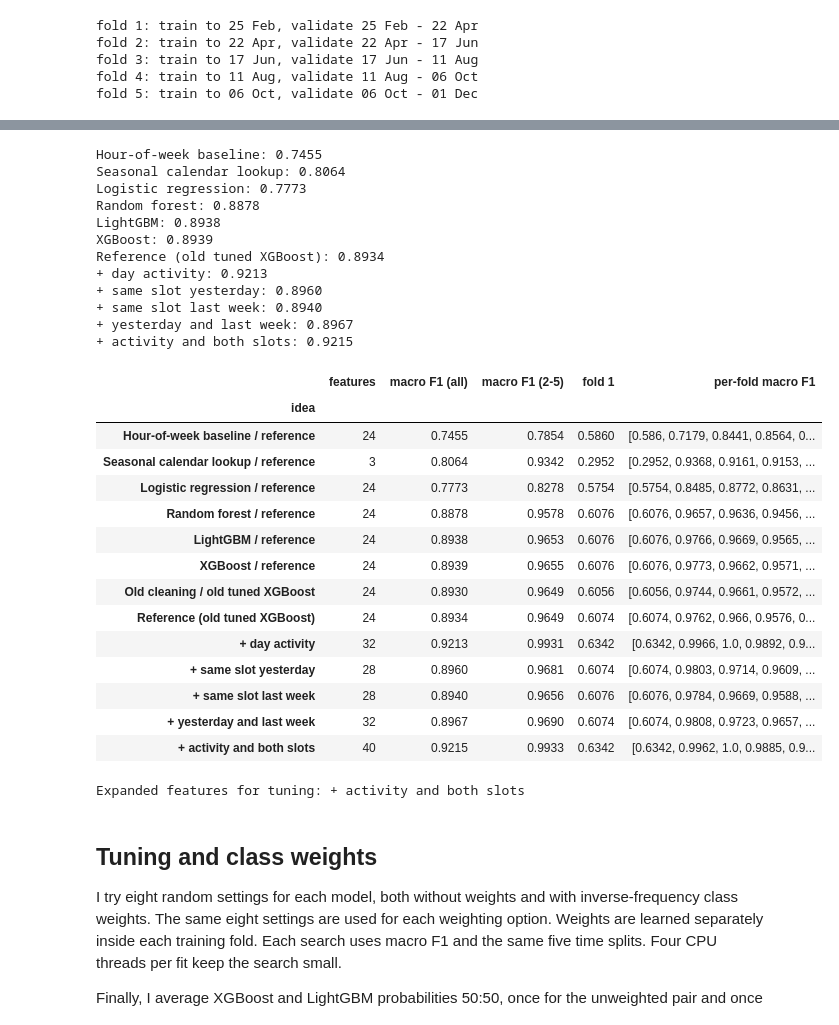
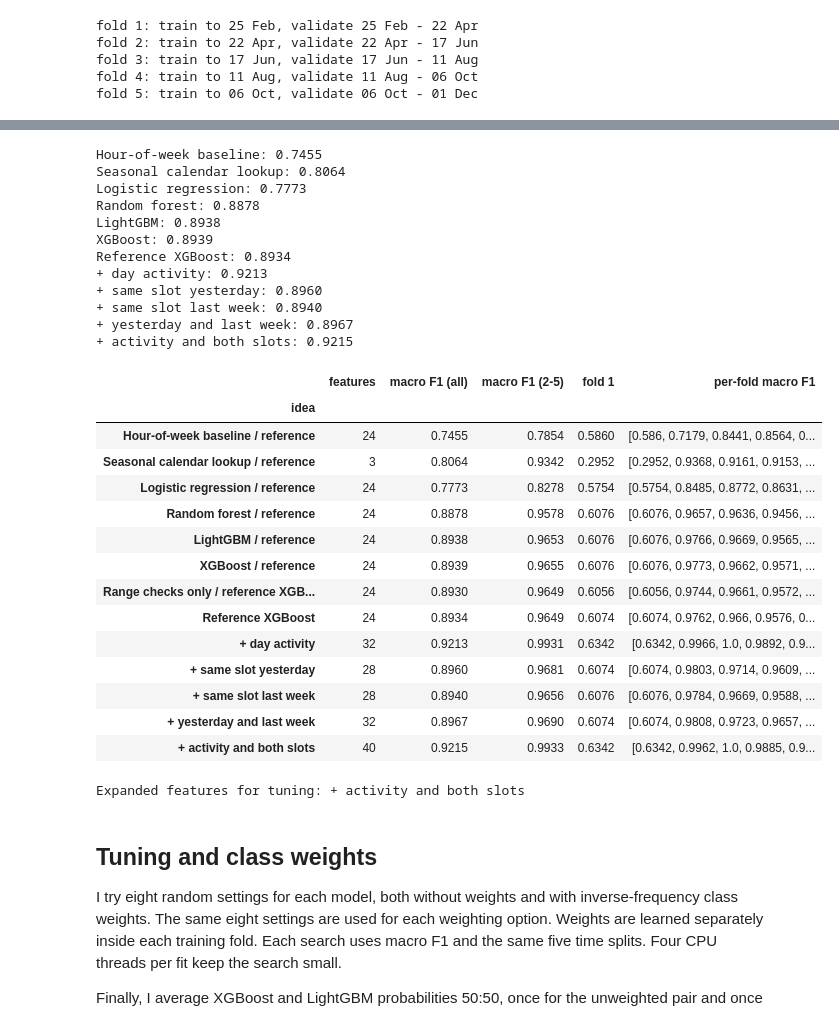
Before and after one commit to AbhiramJayasankar/power-load-type-classification, a Jupyter notebook: load_type_classification.ipynb, the cells around one changed output, grey strips where cells are left out. Drawn from its saved outputs; the diff is of its cells as text; code cells hidden in the pictures.

```diff
--- a/load_type_classification.ipynb
+++ b/load_type_classification.ipynb
@@ -545,7 +545,8 @@ splits = list(cv.split(features_train))
 for i, (tr, va) in enumerate(splits, 1):
     print(f'fold {i}: train to {train.index[tr[-1]]:%d %b}, validate {train.index[va[0]]:%d %b} - {train.index[va[-1]]:%d %b}')
 
-OLD_PARAMS = dict(subsample=0.8, reg_lambda=10, n_estimators=250, min_child_weight=1,
+# Tuned settings for the 24 reference features: calendar, current readings and previous hour.
+REFERENCE_PARAMS = dict(subsample=0.8, reg_lambda=10, n_estimators=250, min_child_weight=1,
                   max_depth=7, learning_rate=0.06, colsample_bytree=0.8)
 
 
@@ -631,20 +640,20 @@ for name, model in models.items():
     record(name + ' / reference', evaluate(model, columns), len(columns))
     print(f'{name}: {cv_rows[-1]["macro F1 (all)"]:.4f}', flush=True)
 
-# Reproduce the old cleaning and ordering for the fixed-settings cleaning ablation only.
-old_df = raw.drop_duplicates('Date_Time', keep='first').set_index('Date_Time').sort_index()
+# Range checks only: keep written timestamps, with no decimal detection or identity repair.
+range_only_df = raw.drop_duplicates('Date_Time', keep='first').set_index('Date_Time').sort_index()
 for col in RAW[4:]:
-    old_df.loc[~old_df[col].between(0, 100), col] = np.nan
-old_df['NSM'] = old_df.index.hour * 3600 + old_df.index.minute * 60
-old_train = old_df.loc[old_df.index < '2018-12-01']
-old_X = make_features(old_train.drop(columns='Load_Type'))[BASE]
-old_y = encoder.transform(old_train['Load_Type'])
-old_scores = cross_validate(xgb_model(**OLD_PARAMS), old_X, old_y, cv=splits,
+    range_only_df.loc[~range_only_df[col].between(0, 100), col] = np.nan
+range_only_df['NSM'] = range_only_df.index.hour * 3600 + range_only_df.index.minute * 60
+range_only_train = range_only_df.loc[range_only_df.index < '2018-12-01']
+range_only_X = make_features(range_only_train.drop(columns='Load_Type'))[BASE]
+range_only_y = encoder.transform(range_only_train['Load_Type'])
+range_only_scores = cross_validate(xgb_model(**REFERENCE_PARAMS), range_only_X, range_only_y, cv=splits,
                             scoring='f1_macro', n_jobs=1)['test_score']
-record('Old cleaning / old tuned XGBoost', old_scores, len(BASE))
+record('Range checks only / reference XGBoost', range_only_scores, len(BASE))
 
 feature_sets = {
-    'Reference (old tuned XGBoost)': BASE,
+    'Reference XGBoost': BASE,
     '+ day activity': BASE + ACTIVITY,
     '+ same slot yesterday': BASE + YESTERDAY,
     '+ same slot last week': BASE + LASTWEEK,
@@ -653,43 +662,43 @@ feature_sets = {
 }
 feature_scores = {}
 for name, columns in feature_sets.items():
-    scores = evaluate(xgb_model(**OLD_PARAMS), columns)
+    scores = evaluate(xgb_model(**REFERENCE_PARAMS), columns)
     feature_scores[name] = scores
     record(name, scores, len(columns))
     print(f'{name}: {scores.mean():.4f}', flush=True)
 
-# Tune on the best expanded set; the original reference is still eligible to win overall.
-expanded = [name for name in feature_sets if name != 'Reference (old tuned XGBoost)']
+# Tune on the best expanded set; the reference set is still eligible to win overall.
+expanded = [name for name in feature_sets if name != 'Reference XGBoost']
 best_features_name = max(expanded, key=lambda name: feature_scores[name].mean())
 selected_columns = feature_sets[best_features_name]
 display(pd.DataFrame(cv_rows).set_index('idea').round(4))
 print('Expanded features for tuning:', best_features_name)
 
 # This diagnostic has no measurements, and is fitted before opening December.
 calendar_lookup = SeasonalCalendarLookup().fit(features_train[SeasonalCalendarLookup.columns], y_train)
 # %% [output]
 Hour-of-week baseline: 0.7455
 Seasonal calendar lookup: 0.8064
 Logistic regression: 0.7773
 Random forest: 0.8878
 LightGBM: 0.8938
 XGBoost: 0.8939
-Reference (old tuned XGBoost): 0.8934
+Reference XGBoost: 0.8934
 + day activity: 0.9213
 + same slot yesterday: 0.8960
 + same slot last week: 0.8940
 + yesterday and last week: 0.8967
 + activity and both slots: 0.9215
 |  | features | macro F1 (all) | macro F1 (2-5) | fold 1 | per-fold macro F1 |
 | idea |  |  |  |  |  |
 | Hour-of-week baseline / reference | 24 | 0.7455 | 0.7854 | 0.5860 | [0.586, 0.7179, 0.8441, 0.8564, 0... |
 | Seasonal calendar lookup / reference | 3 | 0.8064 | 0.9342 | 0.2952 | [0.2952, 0.9368, 0.9161, 0.9153, ... |
 | Logistic regression / reference | 24 | 0.7773 | 0.8278 | 0.5754 | [0.5754, 0.8485, 0.8772, 0.8631, ... |
 | Random forest / reference | 24 | 0.8878 | 0.9578 | 0.6076 | [0.6076, 0.9657, 0.9636, 0.9456, ... |
 | LightGBM / reference | 24 | 0.8938 | 0.9653 | 0.6076 | [0.6076, 0.9766, 0.9669, 0.9565, ... |
 | XGBoost / reference | 24 | 0.8939 | 0.9655 | 0.6076 | [0.6076, 0.9773, 0.9662, 0.9571, ... |
-| Old cleaning / old tuned XGBoost | 24 | 0.8930 | 0.9649 | 0.6056 | [0.6056, 0.9744, 0.9661, 0.9572, ... |
-| Reference (old tuned XGBoost) | 24 | 0.8934 | 0.9649 | 0.6074 | [0.6074, 0.9762, 0.966, 0.9576, 0... |
+| Range checks only / reference XGB... | 24 | 0.8930 | 0.9649 | 0.6056 | [0.6056, 0.9744, 0.9661, 0.9572, ... |
+| Reference XGBoost | 24 | 0.8934 | 0.9649 | 0.6074 | [0.6074, 0.9762, 0.966, 0.9576, 0... |
 | + day activity | 32 | 0.9213 | 0.9931 | 0.6342 | [0.6342, 0.9966, 1.0, 0.9892, 0.9... |
 | + same slot yesterday | 28 | 0.8960 | 0.9681 | 0.6074 | [0.6074, 0.9803, 0.9714, 0.9609, ... |
 | + same slot last week | 28 | 0.8940 | 0.9656 | 0.6076 | [0.6076, 0.9784, 0.9669, 0.9588, ... |
```
Also changed, not shown: parts of 6 cells of this notebook, 1 other file.
